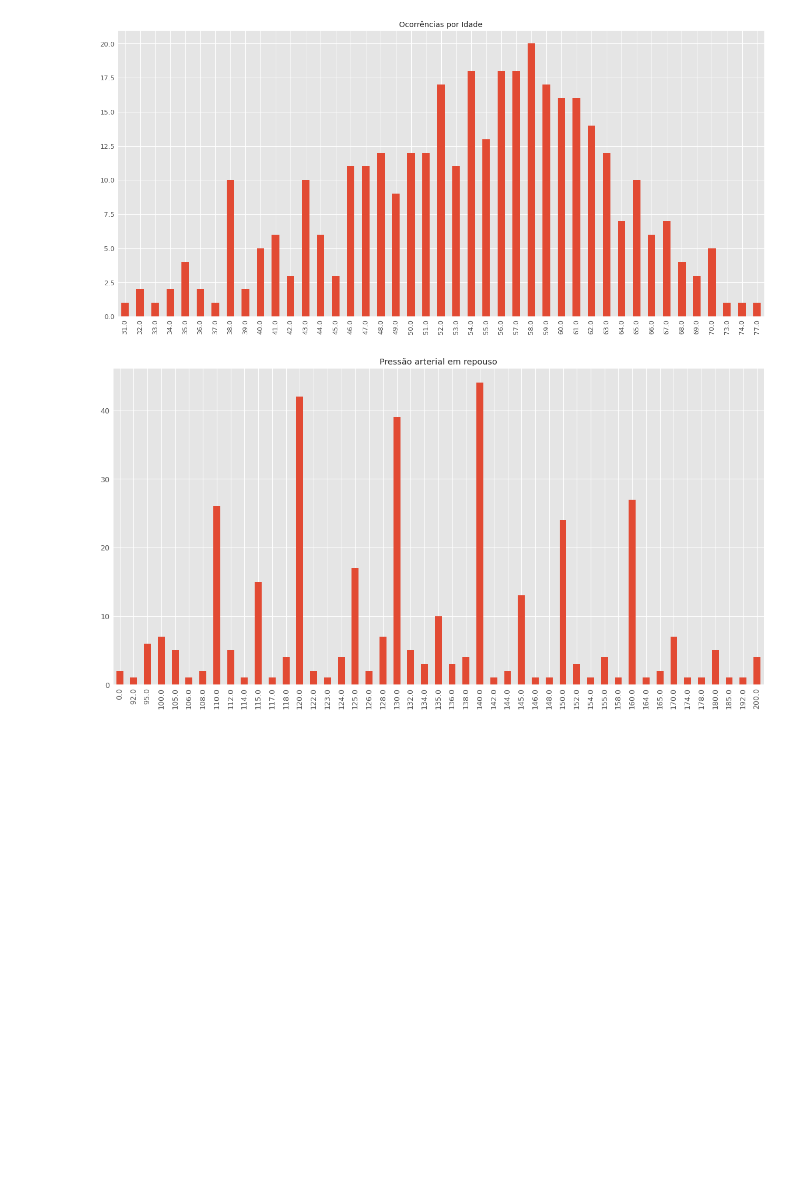
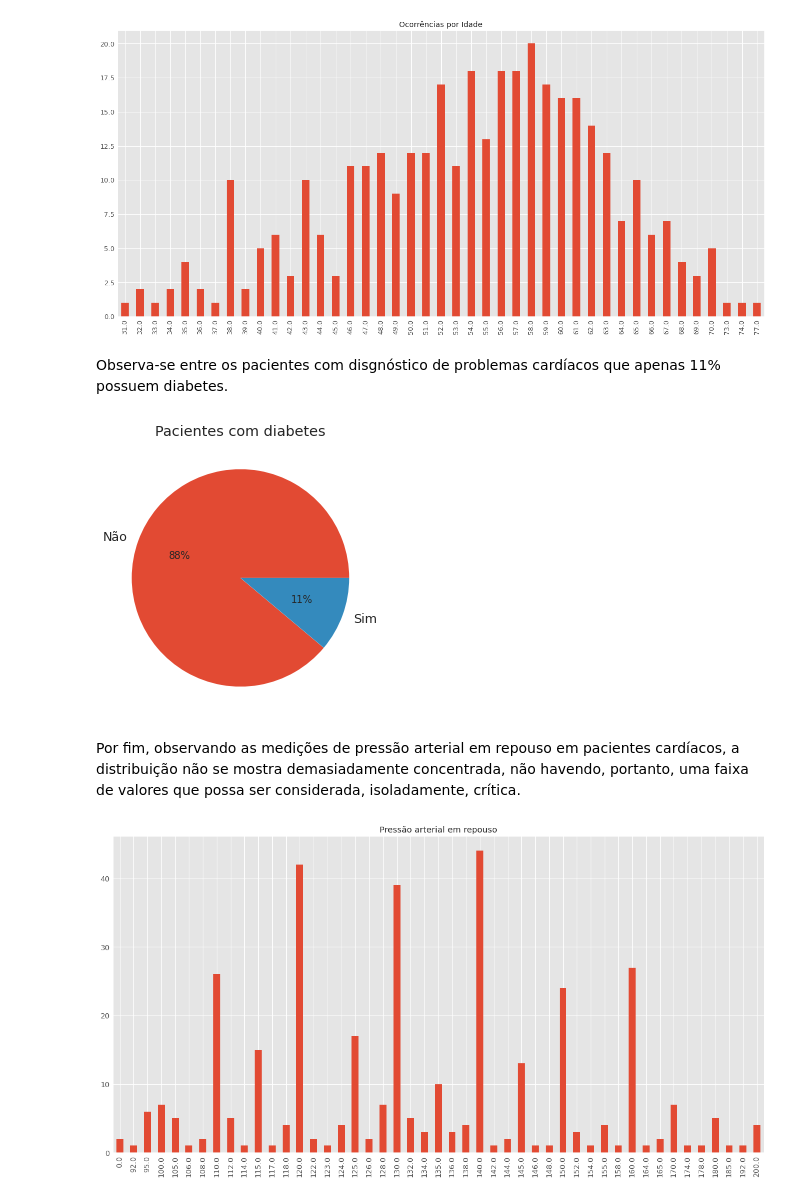
Before and after one commit to rogerdiniz/Python_and_data_science, a Jupyter notebook: trabalho_python.ipynb, the cells around one changed output. Cells and saved outputs as stored; diff of their text form; code cells hidden in the pictures; blank space fills up the shorter version.

```diff
--- a/trabalho_python.ipynb
+++ b/trabalho_python.ipynb
@@ -53,6 +65,18 @@ ocorrenciasIdade.plot.bar(title="Ocorrências por Idade", figsize=(22,10))
 plt.show()
 # %% [output]
 [figure]
+# %% [markdown]
+Observa-se entre os pacientes com disgnóstico de problemas cardíacos que apenas 11% possuem diabetes.
+# %%
+# Diabetes
+diabetes = dataSet['bloodSugar'].where(dataSet['heartDisDiagnosis'] > 0).map({0: 'Não', 1 : 'Sim'}).value_counts()
+diabetes.plot.pie(title='Pacientes com diabetes',autopct='%1.i%%', figsize=(5, 5))
+plt.ylabel('')
+plt.show()
+# %% [output]
+[figure, added]
+# %% [markdown]
+Por fim, observando as medições de pressão arterial em repouso em pacientes cardíacos, a distribuição não se mostra demasiadamente concentrada, não havendo, portanto, uma faixa de valores que possa ser considerada, isoladamente, crítica.
 # %%
 # Pressão arterial
 sintomas = dataSet['restBloodPressure'].where(dataSet['heartDisDiagnosis'] > 0).value_counts().sort_index()
```
Also changed, not shown: parts of 6 cells of this notebook.
